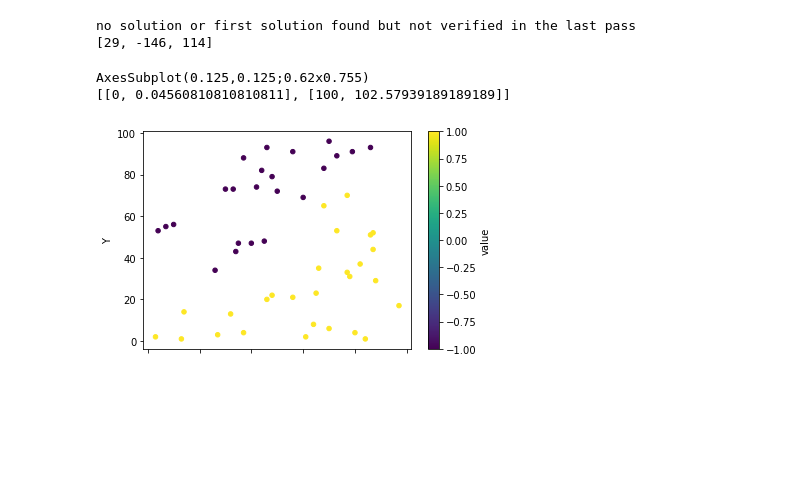
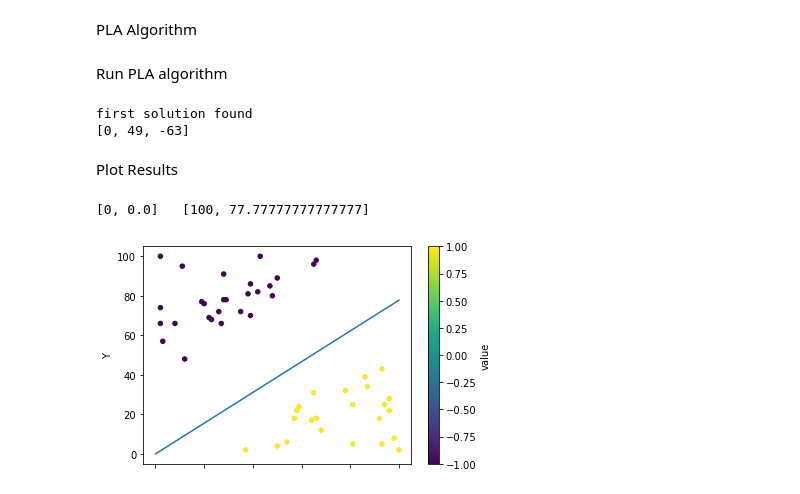
Before and after one commit to LioraW/PLA-Algorithm, a Jupyter notebook: project1.ipynb, the cells around one changed output. Saved outputs shown, nothing was run; the diff lists cells and outputs as text; code cells hidden in the pictures; blank space fills up the shorter version.

Commit message:
plots desicion line

```diff
--- a/project1.ipynb
+++ b/project1.ipynb
@@ -8,7 +10,8 @@ data = [[0 for x in range(w)] for y in range(h)]
 
 random.seed(time.time())
 
-linearly_separable = False
+linearly_separable = True
+min_dist_btwn_points = 30
 
 # Initialize points and their values
 for i in range(50):
@@ -16,6 +19,11 @@ for i in range(50):
     #Create random data point
     data[i][0] = random.randint(1,100)
     data[i][1] = random.randint(1,100)
+
+    while(abs(data[i][0] - data[i][1]) <= min_dist_btwn_points):
+        #do it again, we don't want it too close to the line
+        data[i][0] = random.randint(1,100)
+        data[i][1] = random.randint(1,100)
 
     # Point's position relative to x = y line determines value
     if (data[i][0] >=  data[i][1]):
@@ -54,3 +62,5 @@ AxesSubplot(0.125,0.125;0.62x0.755)
+# %% [markdown]
+PLA Algorithm
 # %%
 import numpy as np
 def pla(x, y, step_size, passes, prediction):
@@ -70,6 +80,8 @@ def pla(x, y, step_size, passes, prediction):
     else:
         print("no solution or first solution found but not verified in the last pass")
     return w
+# %% [markdown]
+Run PLA algorithm
 # %%
 import numpy as np
 prediction = np.zeros(50)
@@ -84,25 +96,30 @@ for i in range(len(data)):
 result = pla(points, values, 1, 100, prediction)
 print(result)
 # %% [output]
-no solution or first solution found but not verified in the last pass
-[29, -146, 114]
+first solution found
+[0, 49, -63]
+# %% [markdown]
+Plot Results
 # %%
 import matplotlib.pyplot as plt
-#find two points on the resulting line to plot
-def findPoints(array):
-    #array = x0 + x1(x) + x2(y) = 0
-    #choose x = 0 and x = 100
-    point1 = [0,(-1*array[0]) / array[2]]
-    point2 = [100, ((-1*array[0]) - array[1]*100) / array[2]]
-    return [point1, point2]
+import pandas as pd
 
+def findPointOnLine(weights, x):
+    # weights[0] + weights[1]*(x) + weights[2]*(y) = 0
+    y = (-1*weights[0]) - weights[1]*x / weights[2]
+    return [x, y]
+
+# two points are required to plot the line
+point1 = findPointOnLine(result, 0)
+point2 = findPointOnLine(result, 100)
+xvals = [point1[0], point2[0]]
+yvals = [point1[1], point2[1]]
+
+#plot data
 df = pd.DataFrame(data, columns=("X", "Y", "value"))
-print(df.plot.scatter(x="X", y="Y", c="value", cmap='viridis'))
-
-linePoints = findPoints(result)
-print(linePoints)
-#plt.plot(linePoints[0], linePoints[1])
+df.plot.scatter(x="X", y="Y", c="value", cmap='viridis') # plot points
+plt.plot(xvals, yvals) # plot decision line
+print(point1, " ", point2)
 # %% [output]
-AxesSubplot(0.125,0.125;0.62x0.755)
-[[0, 0.04560810810810811], [100, 102.57939189189189]]
+[0, 0.0]   [100, 77.77777777777777]
-[figure, old version]
+[figure, new version]
```
Also changed, not shown: parts of 2 cells of this notebook.
